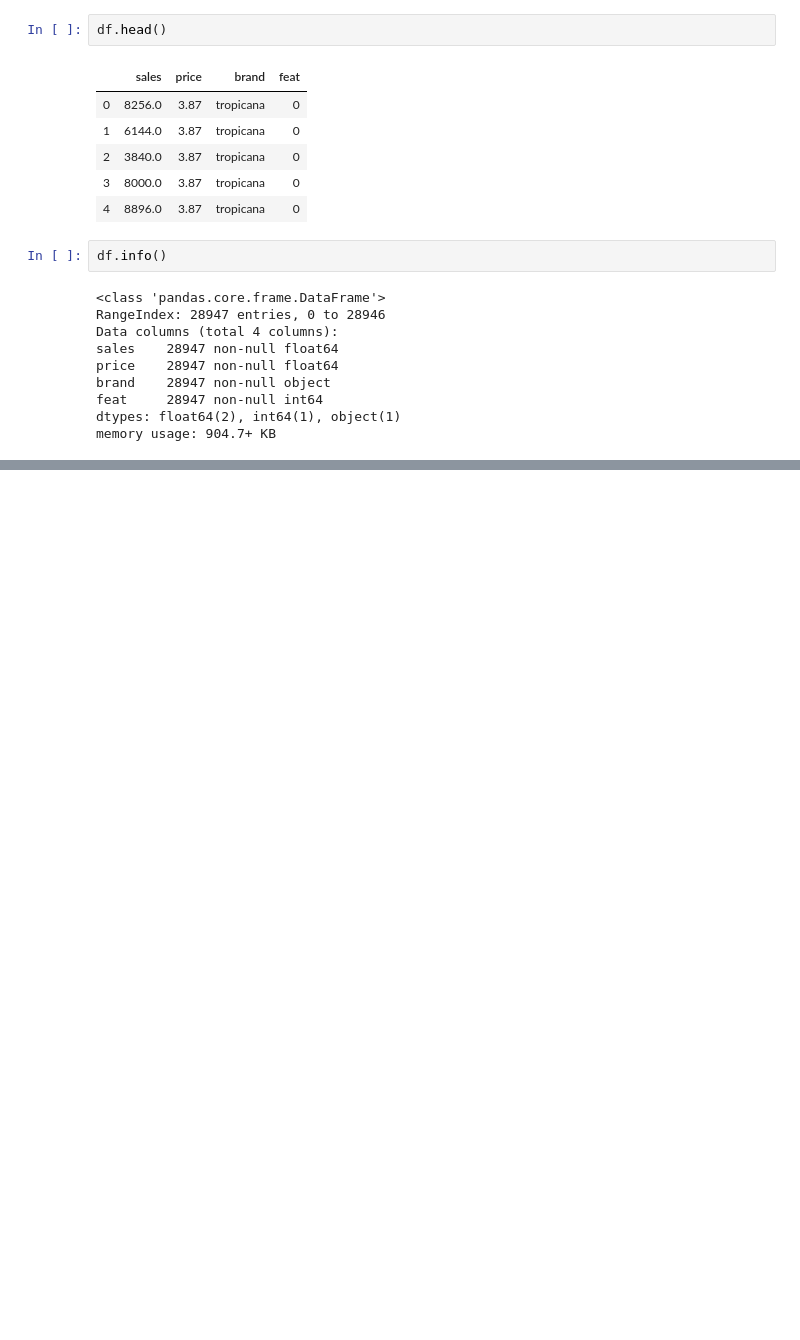
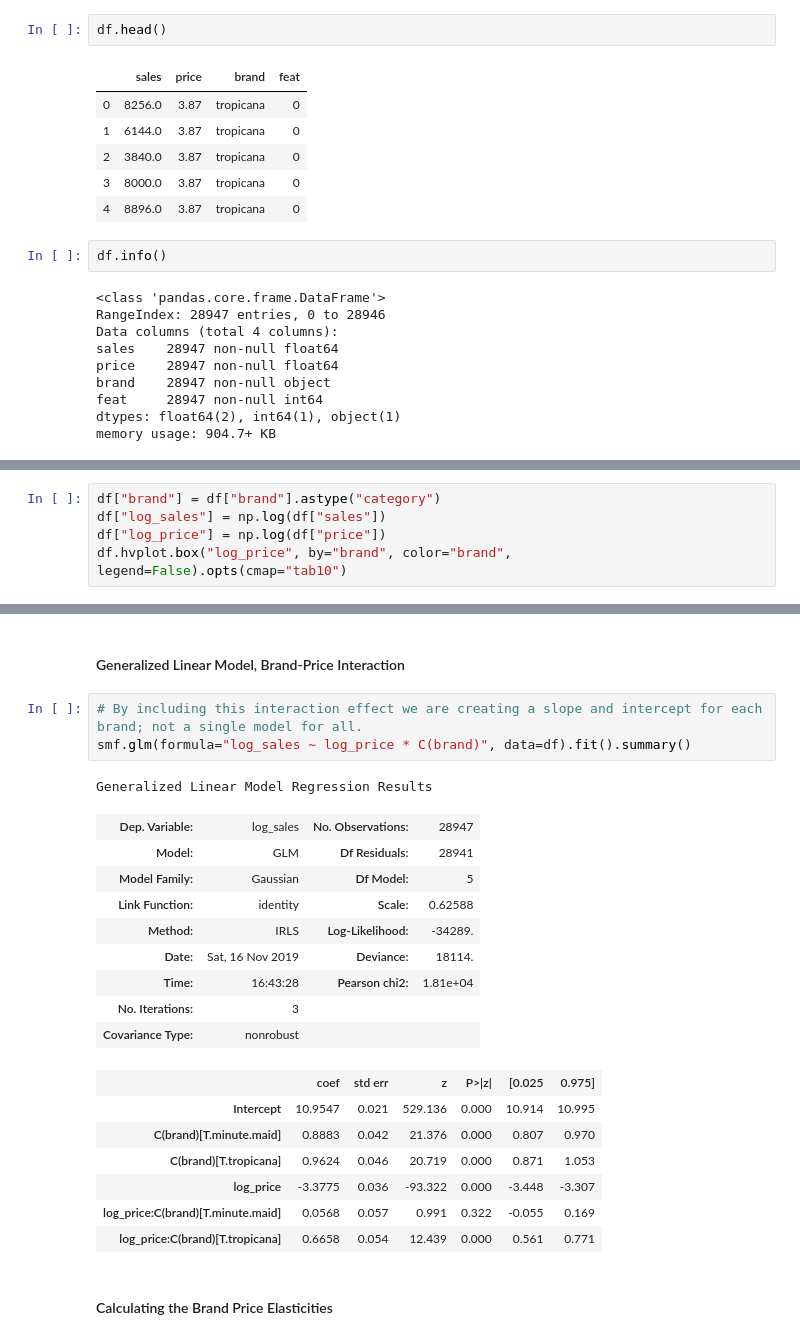
Before and after one commit to timraiswell/businessdatascience, a Jupyter notebook: Chapter 2 - Regression.ipynb, the cells around one changed output, grey strips where cells are left out. Drawn from its saved outputs; the diff is of its cells as text; blank space fills up the shorter version.

Commit message:
Starting regression analysis

```diff
--- a/Chapter 2 - Regression.ipynb
+++ b/Chapter 2 - Regression.ipynb
@@ -26,0 +39,5 @@ memory usage: 904.7+ KB
+# %%
+df["brand"] = df["brand"].astype("category")
+df["log_sales"] = np.log(df["sales"])
+df["log_price"] = np.log(df["price"])
+df.hvplot.box("log_price", by="brand", color="brand", legend=False).opts(cmap="tab10")
@@ -26,0 +83,25 @@ memory usage: 904.7+ KB
+# %% [markdown]
+#### Generalized Linear Model, Brand-Price Interaction
+# %%
+# By including this interaction effect we are creating a slope and intercept for each brand; not a single model for all.
+smf.glm(formula="log_sales ~ log_price * C(brand)", data=df).fit().summary()
+# %% [output]
+Generalized Linear Model Regression Results
+| Dep. Variable: | log_sales | No. Observations: | 28947 |
+| Model: | GLM | Df Residuals: | 28941 |
+| Model Family: | Gaussian | Df Model: | 5 |
+| Link Function: | identity | Scale: | 0.62588 |
+| Method: | IRLS | Log-Likelihood: | -34289. |
+| Date: | Sat, 16 Nov 2019 | Deviance: | 18114. |
+| Time: | 16:43:28 | Pearson chi2: | 1.81e+04 |
+| No. Iterations: | 3 |  |  |
+| Covariance Type: | nonrobust |  |  |
+|  | coef | std err | z | P>|z| | [0.025 | 0.975] |
+| Intercept | 10.9547 | 0.021 | 529.136 | 0.000 | 10.914 | 10.995 |
+| C(brand)[T.minute.maid] | 0.8883 | 0.042 | 21.376 | 0.000 | 0.807 | 0.970 |
+| C(brand)[T.tropicana] | 0.9624 | 0.046 | 20.719 | 0.000 | 0.871 | 1.053 |
+| log_price | -3.3775 | 0.036 | -93.322 | 0.000 | -3.448 | -3.307 |
+| log_price:C(brand)[T.minute.maid] | 0.0568 | 0.057 | 0.991 | 0.322 | -0.055 | 0.169 |
+| log_price:C(brand)[T.tropicana] | 0.6658 | 0.054 | 12.439 | 0.000 | 0.561 | 0.771 |
+# %% [markdown]
+#### Calculating the Brand Price Elasticities
```
Also changed, not shown: parts of 12 cells of this notebook.
